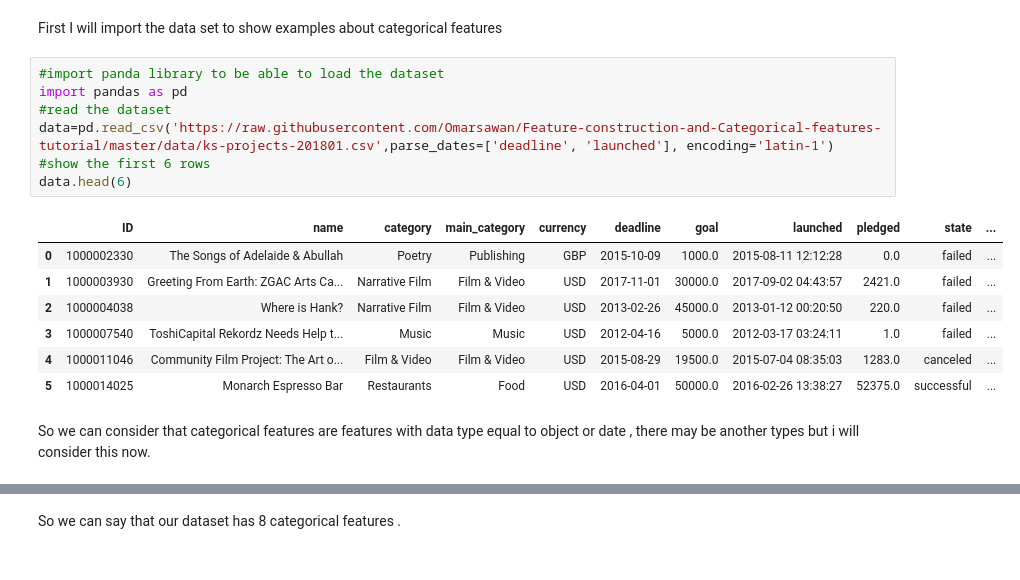
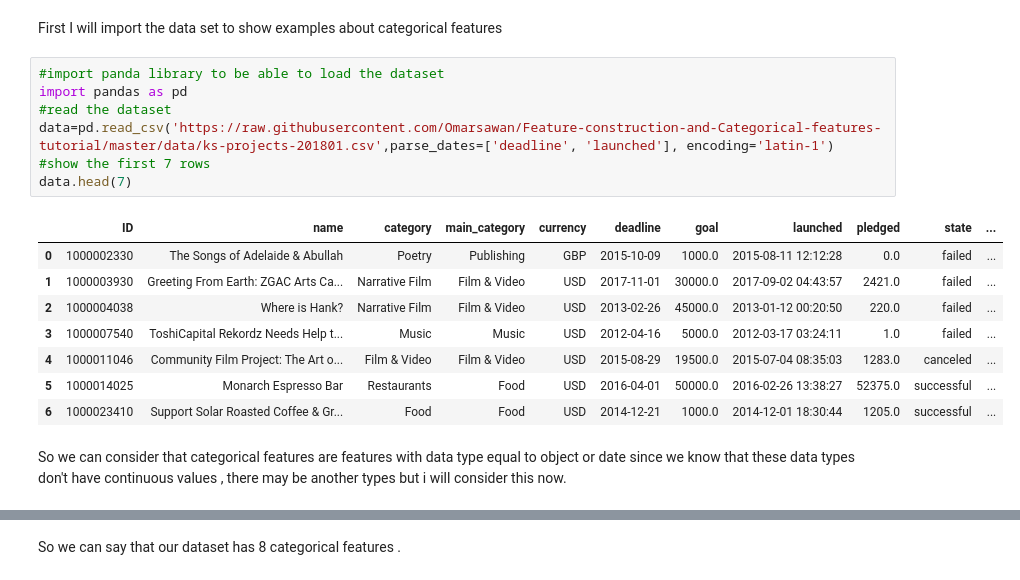
Before and after one commit to Omarsawan/Feature-construction-and-Categorical-features-tutorial, a Jupyter notebook: Feature_Construction.ipynb, the cells around one changed output, grey strips where cells are left out. Saved outputs shown, nothing was run; the diff lists cells and outputs as text.

```diff
--- a/Feature_Construction.ipynb
+++ b/Feature_Construction.ipynb
@@ -15,20 +17,21 @@ First I will import the data set to show examples about categorical features
 # %%
 #import panda library to be able to load the dataset
 import pandas as pd
 #read the dataset
 data=pd.read_csv('https://raw.githubusercontent.com/Omarsawan/Feature-construction-and-Categorical-features-tutorial/master/data/ks-projects-201801.csv',parse_dates=['deadline', 'launched'], encoding='latin-1')
-#show the first 6 rows
-data.head(6)
+#show the first 7 rows
+data.head(7)
 # %% [output]
 |  | ID | name | category | main_category | currency | deadline | goal | launched | pledged | state | ... |
 | 0 | 1000002330 | The Songs of Adelaide & Abullah | Poetry | Publishing | GBP | 2015-10-09 | 1000.0 | 2015-08-11 12:12:28 | 0.0 | failed | ... |
 | 1 | 1000003930 | Greeting From Earth: ZGAC Arts Ca... | Narrative Film | Film & Video | USD | 2017-11-01 | 30000.0 | 2017-09-02 04:43:57 | 2421.0 | failed | ... |
 | 2 | 1000004038 | Where is Hank? | Narrative Film | Film & Video | USD | 2013-02-26 | 45000.0 | 2013-01-12 00:20:50 | 220.0 | failed | ... |
 | 3 | 1000007540 | ToshiCapital Rekordz Needs Help t... | Music | Music | USD | 2012-04-16 | 5000.0 | 2012-03-17 03:24:11 | 1.0 | failed | ... |
 | 4 | 1000011046 | Community Film Project: The Art o... | Film & Video | Film & Video | USD | 2015-08-29 | 19500.0 | 2015-07-04 08:35:03 | 1283.0 | canceled | ... |
 | 5 | 1000014025 | Monarch Espresso Bar | Restaurants | Food | USD | 2016-04-01 | 50000.0 | 2016-02-26 13:38:27 | 52375.0 | successful | ... |
+| 6 | 1000023410 | Support Solar Roasted Coffee & Gr... | Food | Food | USD | 2014-12-21 | 1000.0 | 2014-12-01 18:30:44 | 1205.0 | successful | ... |
 # %% [markdown]
-So we can consider that categorical features are features with data type equal to object or date , there may be another types but i will consider this now.
+So we can consider that categorical features are features with data type equal to object or date since we know that these data types don't have continuous values , there may be another types but i will consider this now.
 # %%
 #make a data series with index equal to the column name and the value of the index is whether this column is of type object
 indicesObjects=(data.dtypes=='object')
```
Also changed, not shown: parts of 14 cells of this notebook.
